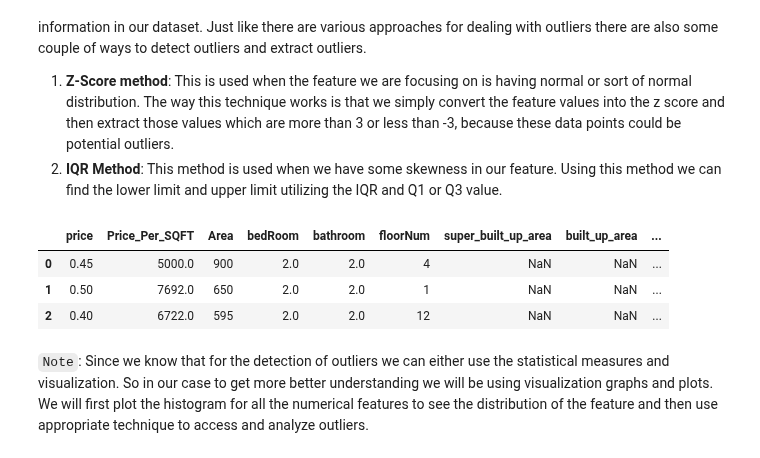
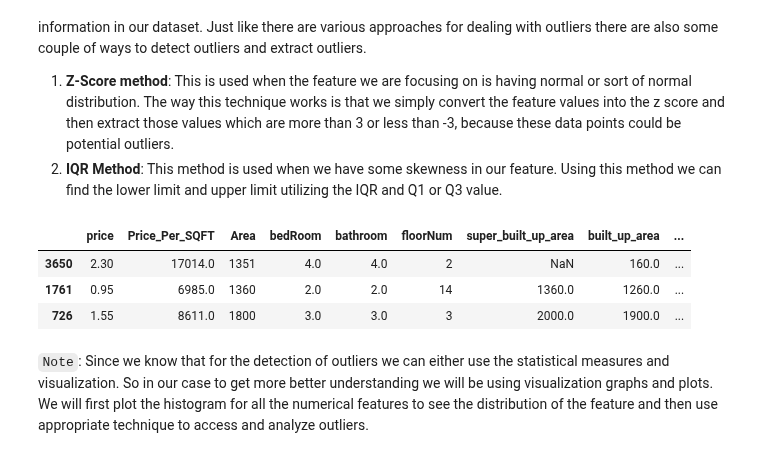
Before and after one commit to yuvraaj2002/AI_Projects, a Jupyter notebook: Find_Home.AI/Notebook_And_Dataset/Outlier_And_MissingValues.ipynb, the cells around one changed output. Saved outputs shown, nothing was run; the diff lists cells and outputs as text; code cells hidden in the pictures.

```diff
--- a/Find_Home.AI/Notebook_And_Dataset/Outlier_And_MissingValues.ipynb
+++ b/Find_Home.AI/Notebook_And_Dataset/Outlier_And_MissingValues.ipynb
@@ -26,12 +27,12 @@ Now before using any of the above mentioned approach we first need to identify o
 2. **IQR Method**: This method is used when we have some skewness in our feature. Using this method we can find the lower limit and upper limit utilizing the IQR and Q1 or Q3 value.
 # %%
 # First we will only be considering the numerical features
-df.select_dtypes(exclude = 'object').head(3)
+df.select_dtypes(exclude = 'object').sample(3)
 # %% [output]
 |  | price | Price_Per_SQFT | Area | bedRoom | bathroom | floorNum | super_built_up_area | built_up_area | ... |
-| 0 | 0.45 | 5000.0 | 900 | 2.0 | 2.0 | 4 | NaN | NaN | ... |
-| 1 | 0.50 | 7692.0 | 650 | 2.0 | 2.0 | 1 | NaN | NaN | ... |
-| 2 | 0.40 | 6722.0 | 595 | 2.0 | 2.0 | 12 | NaN | NaN | ... |
+| 3650 | 2.30 | 17014.0 | 1351 | 4.0 | 4.0 | 2 | NaN | 160.0 | ... |
+| 1761 | 0.95 | 6985.0 | 1360 | 2.0 | 2.0 | 14 | 1360.0 | 1260.0 | ... |
+| 726 | 1.55 | 8611.0 | 1800 | 3.0 | 3.0 | 3 | 2000.0 | 1900.0 | ... |
 # %% [markdown]
 `Note`: Since we know that for the detection of outliers we can either use the statistical measures and visualization. So in our case to get more better understanding we will be using visualization graphs and plots. We will first plot the histogram for all the numerical features to see the distribution of the feature and then use appropriate technique to access and analyze outliers.
 # %%
```
Also changed, not shown: parts of 14 cells of this notebook.
